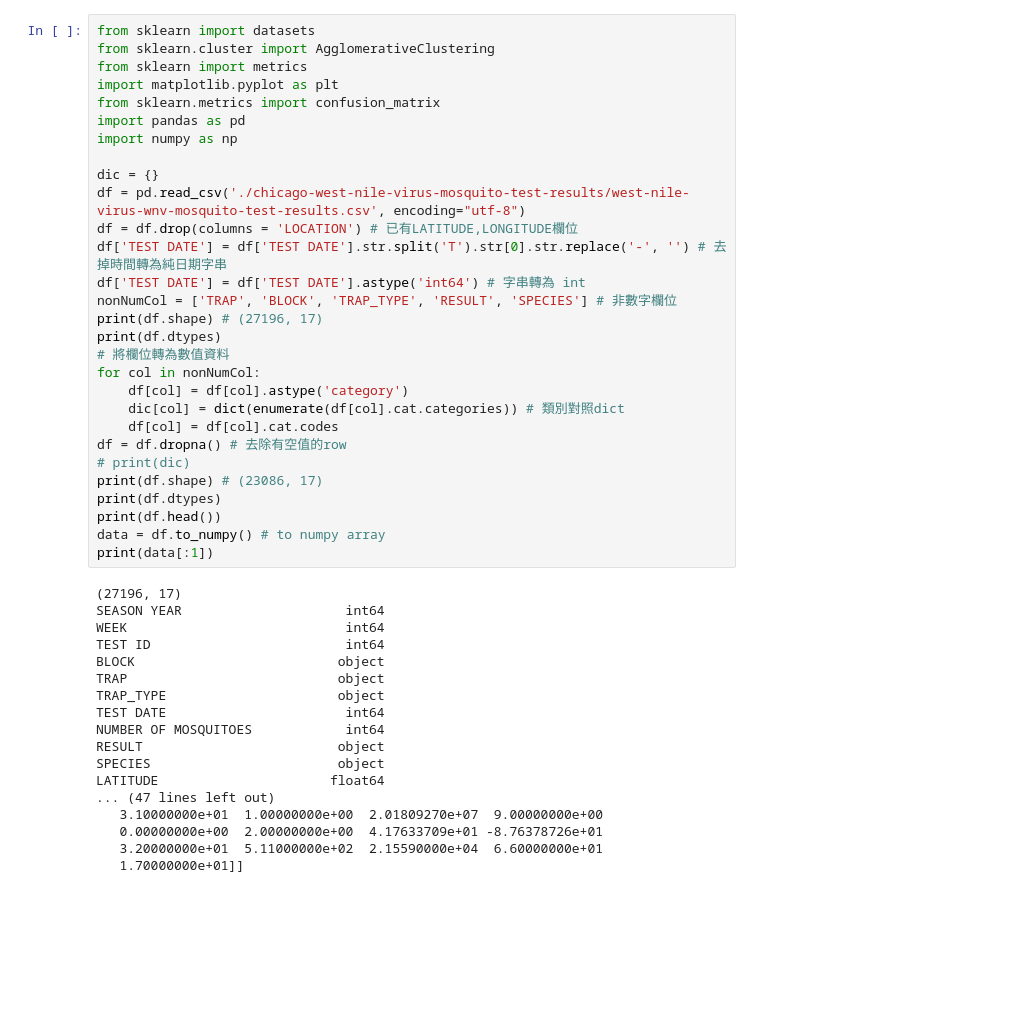
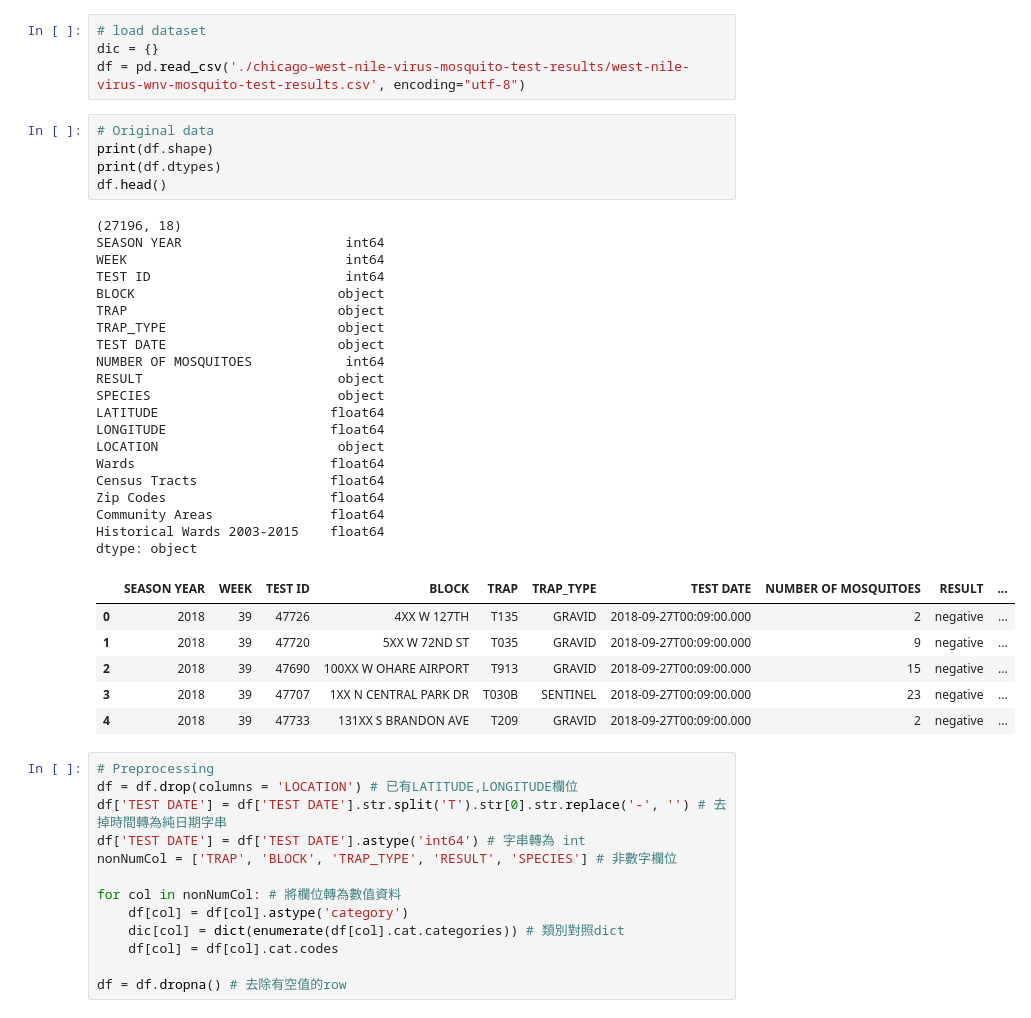
Before and after one commit to arrowill74/DM_HW3, a Jupyter notebook: AGNES.ipynb, the cells around one changed output. Drawn from its saved outputs; the diff is of its cells as text; blank space fills up the shorter version.

```diff
--- a/AGNES.ipynb
+++ b/AGNES.ipynb
@@ -1,47 +9,49 @@
+# %%
+# load dataset
+dic = {}
+df = pd.read_csv('./chicago-west-nile-virus-mosquito-test-results/west-nile-virus-wnv-mosquito-test-results.csv', encoding="utf-8")
+# %%
+# Original data
+print(df.shape)
+print(df.dtypes)
+df.head()
+# %% [output]
+(27196, 18)
+SEASON YEAR                     int64
+WEEK                            int64
+TEST ID                         int64
+BLOCK                          object
+TRAP                           object
+TRAP_TYPE                      object
+TEST DATE                      object
+NUMBER OF MOSQUITOES            int64
+RESULT                         object
+SPECIES                        object
+LATITUDE                      float64
+LONGITUDE                     float64
+LOCATION                       object
+Wards                         float64
+Census Tracts                 float64
+Zip Codes                     float64
+Community Areas               float64
+Historical Wards 2003-2015    float64
+dtype: object
+|  | SEASON YEAR | WEEK | TEST ID | BLOCK | TRAP | TRAP_TYPE | TEST DATE | NUMBER OF MOSQUITOES | RESULT | ... |
+| 0 | 2018 | 39 | 47726 | 4XX W 127TH | T135 | GRAVID | 2018-09-27T00:09:00.000 | 2 | negative | ... |
+| 1 | 2018 | 39 | 47720 | 5XX W 72ND ST | T035 | GRAVID | 2018-09-27T00:09:00.000 | 9 | negative | ... |
+| 2 | 2018 | 39 | 47690 | 100XX W OHARE AIRPORT | T913 | GRAVID | 2018-09-27T00:09:00.000 | 15 | negative | ... |
+| 3 | 2018 | 39 | 47707 | 1XX N CENTRAL PARK DR | T030B | SENTINEL | 2018-09-27T00:09:00.000 | 23 | negative | ... |
+| 4 | 2018 | 39 | 47733 | 131XX S BRANDON AVE | T209 | GRAVID | 2018-09-27T00:09:00.000 | 2 | negative | ... |
 # %%
-from sklearn import datasets
-from sklearn.cluster import AgglomerativeClustering
-from sklearn import metrics
-import matplotlib.pyplot as plt
-from sklearn.metrics import confusion_matrix
-import pandas as pd
-import numpy as np
-
-dic = {}
-df = pd.read_csv('./chicago-west-nile-virus-mosquito-test-results/west-nile-virus-wnv-mosquito-test-results.csv', encoding="utf-8")
+# Preprocessing
 df = df.drop(columns = 'LOCATION') # 已有LATITUDE,LONGITUDE欄位
 df['TEST DATE'] = df['TEST DATE'].str.split('T').str[0].str.replace('-', '') # 去掉時間轉為純日期字串
 df['TEST DATE'] = df['TEST DATE'].astype('int64') # 字串轉為 int
 nonNumCol = ['TRAP', 'BLOCK', 'TRAP_TYPE', 'RESULT', 'SPECIES'] # 非數字欄位
-print(df.shape) # (27196, 17)
-print(df.dtypes)
-# 將欄位轉為數值資料
-for col in nonNumCol:
+
+for col in nonNumCol: # 將欄位轉為數值資料
     df[col] = df[col].astype('category')
     dic[col] = dict(enumerate(df[col].cat.categories)) # 類別對照dict
     df[col] = df[col].cat.codes
+
 df = df.dropna() # 去除有空值的row
-# print(dic)
-print(df.shape) # (23086, 17)
-print(df.dtypes)
-print(df.head())
-data = df.to_numpy() # to numpy array
-print(data[:1])
-# %% [output]
-(27196, 17)
-SEASON YEAR                     int64
-WEEK                            int64
-TEST ID                         int64
-BLOCK                          object
-TRAP                           object
-TRAP_TYPE                      object
-TEST DATE                       int64
-NUMBER OF MOSQUITOES            int64
-RESULT                         object
-SPECIES                        object
-LATITUDE                      float64
-... (47 lines left out)
-   3.10000000e+01  1.00000000e+00  2.01809270e+07  9.00000000e+00
-   0.00000000e+00  2.00000000e+00  4.17633709e+01 -8.76378726e+01
-   3.20000000e+01  5.11000000e+02  2.15590000e+04  6.60000000e+01
-   1.70000000e+01]]
```
Also changed, not shown: parts of 9 cells of this notebook, 1 other file.
